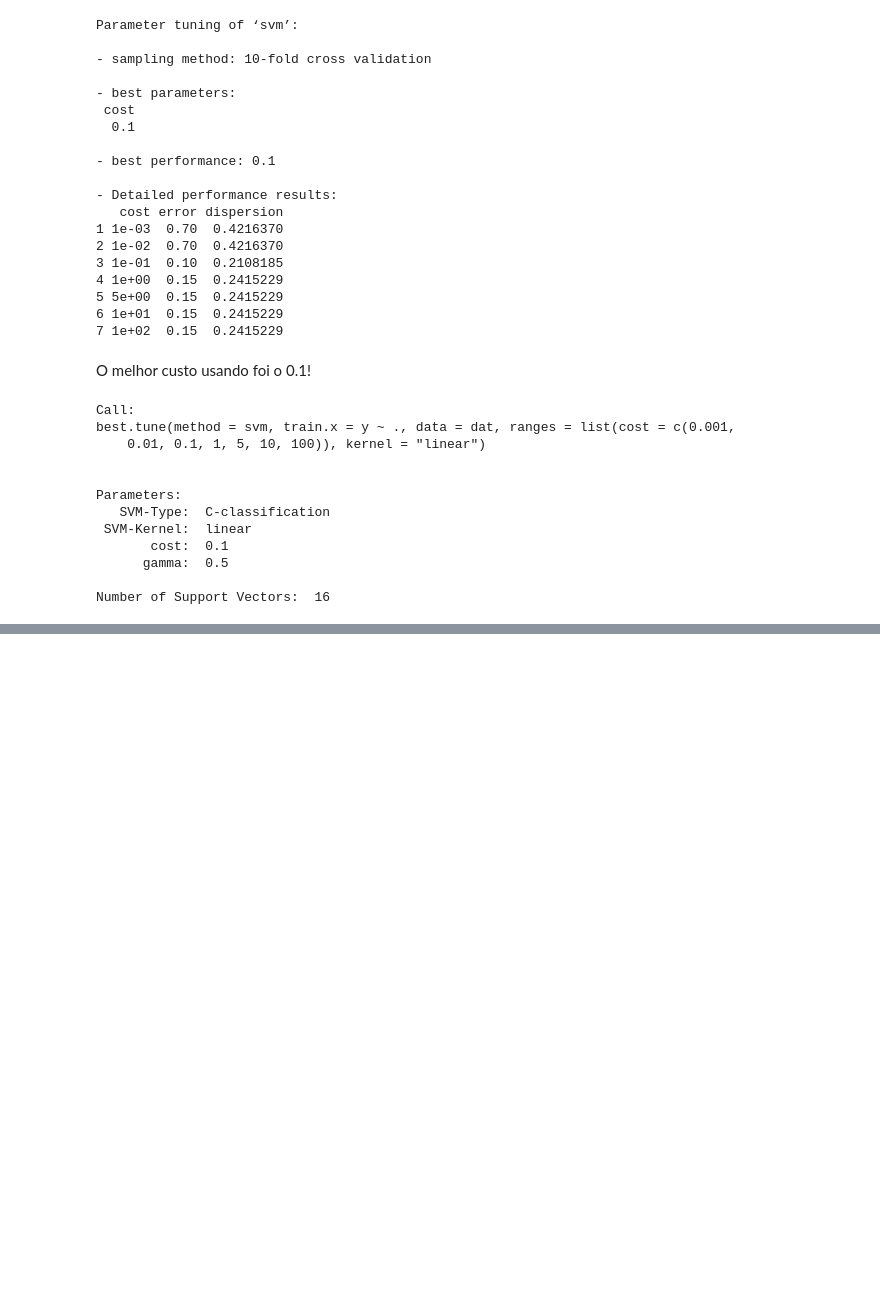
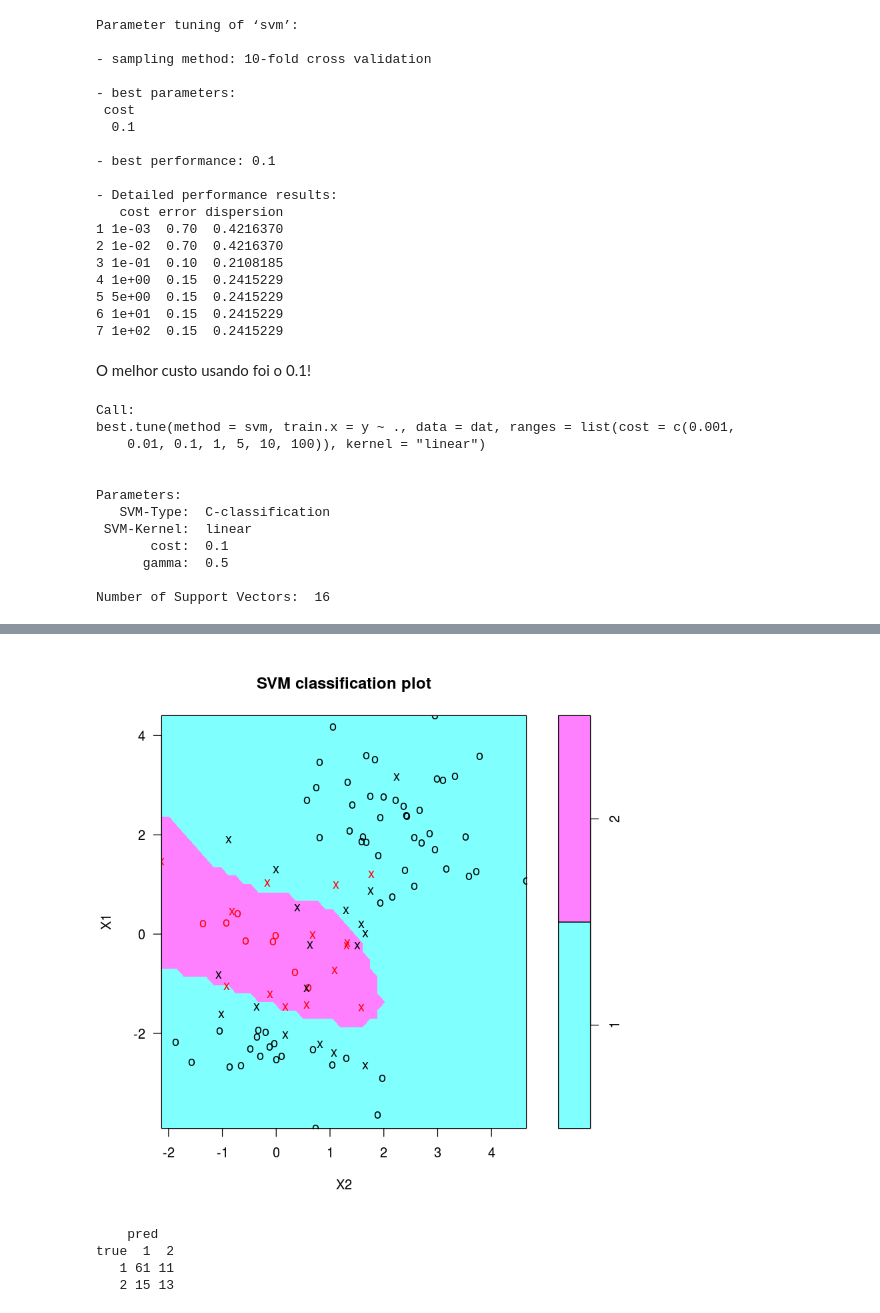
Before and after one commit to SCloves/SVM, a Jupyter notebook: SVM.ipynb, the cells around one changed output, grey strips where cells are left out. Drawn from its saved outputs; the diff is of its cells as text; code cells hidden in the pictures; blank space fills up the shorter version.

```diff
--- a/SVM.ipynb
+++ b/SVM.ipynb
@@ -204,0 +353,3 @@ Levels:
+# %%
+bestmodel = tune.out$best.model
+bestmodel
@@ -204,0 +370,13 @@ Levels:
+# %%
+plot(bestmodel, dat[train,])
+# %% [output]
+[figure, added]
+# %%
+# Fazendo previsão
+test = -train
+table(true=dat[test, "y"], pred = predict(bestmodel, news=dat[test,]))
+# %% [output]
+    pred
+true  1  2
+   1 61 11
+   2 15 13
```
Also changed, not shown: parts of 21 cells of this notebook.
